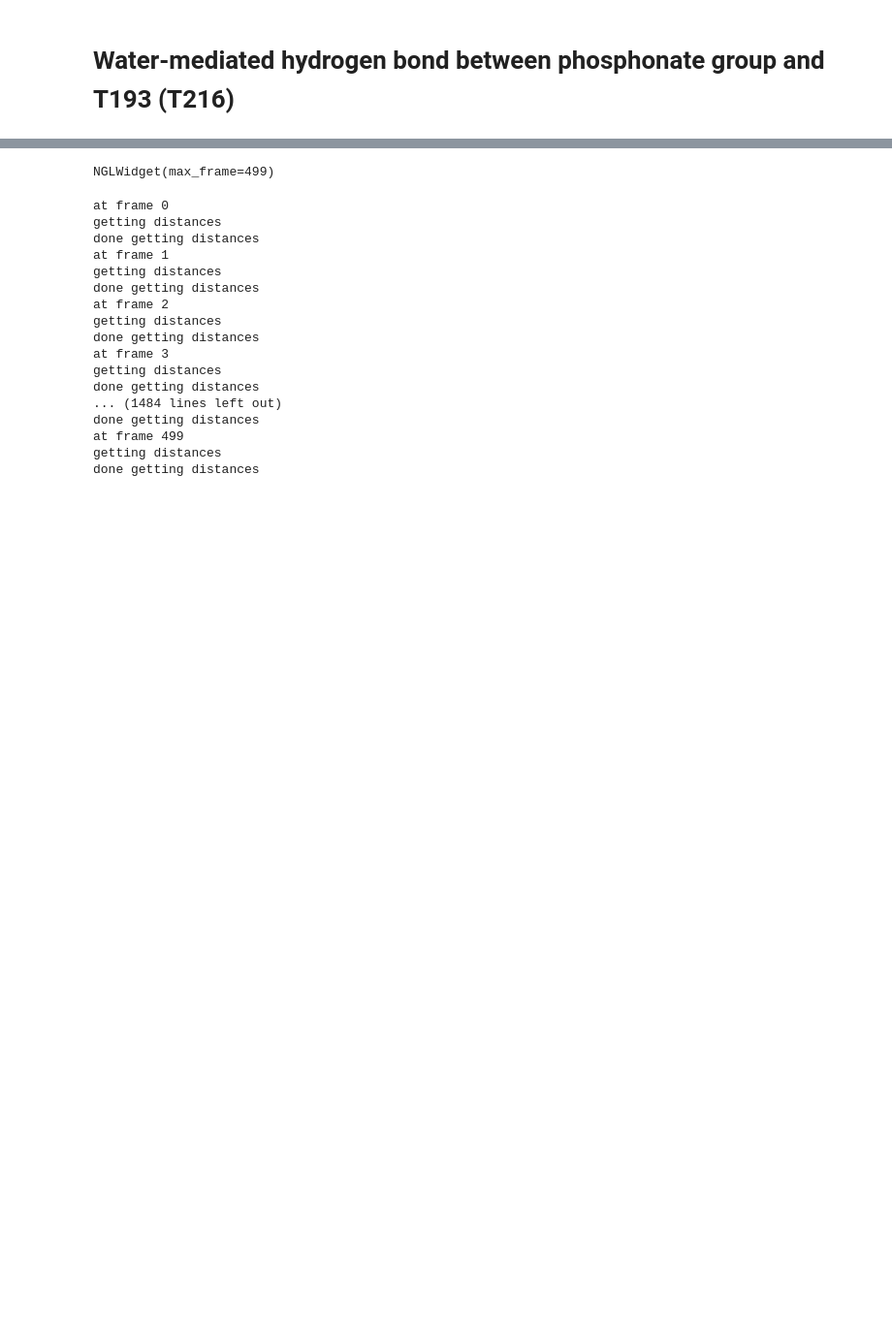
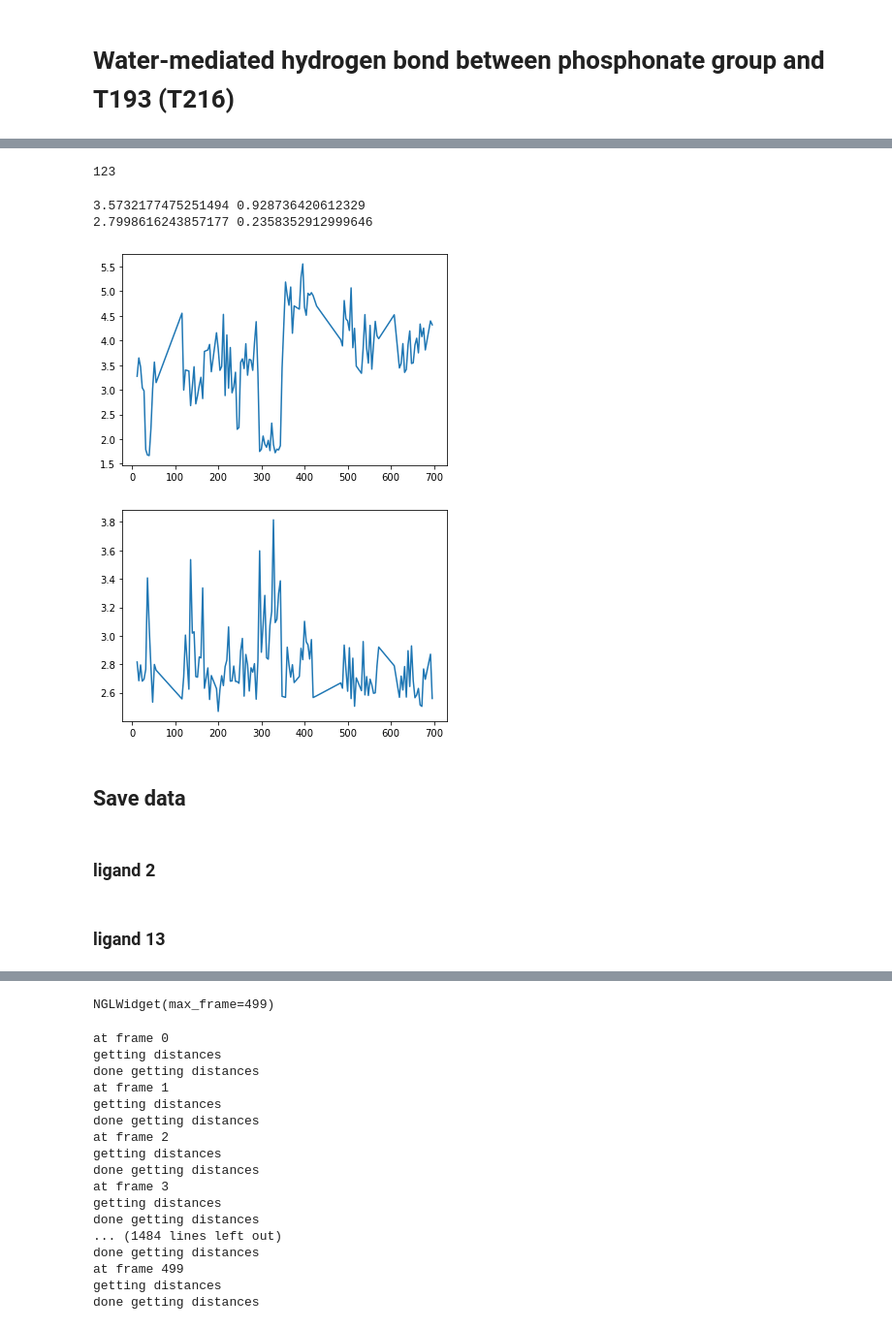
Before and after one commit to jasmin-guven/first_year_project, a Jupyter notebook: execution_model/scripts/water_mediated_hb.ipynb, the cells around one changed output, grey strips where cells are left out. Shown at 97% size. Saved outputs shown, nothing was run; the diff lists cells and outputs as text; code cells hidden in the pictures; blank space fills up the shorter version.

```diff
--- a/execution_model/scripts/water_mediated_hb.ipynb
+++ b/execution_model/scripts/water_mediated_hb.ipynb
@@ -113,4 +233,0 @@ waters_in_zone[0].resids[0]
-# %%
-for i in range(len(waters_in_zone)):
-    print(close_frames[i])
-    print(waters_in_zone[0].resids)
@@ -161,0 +236,8 @@ print(len(unique_waters))
+# %%
+unique_frames = []
+water_residues = []
+for i in range(1, len(close_frames), 1):
+    if close_frames[i] != close_frames[i-1]:
+        print(f"appending at i={i}")
+        unique_frames.append(close_frames[i])
+        water_residues.append(waters_in_zone[i])
@@ -161,0 +268,15 @@ print(len(unique_waters))
+# %%
+ligand_water_distances = []
+threonine_water_distances = []
+n_unique_frames = len(unique_frames)
+for i in range(n_unique_frames):
+    universe.trajectory[unique_frames[i]]
+    print(f"at frame {unique_frames[i]}")
+    water_resid = water_residues[i].atoms[0].resid
+    water_com = universe.select_atoms(f"resid {water_resid}").center_of_mass()
+    ligand_hydrogen = ligand.select_atoms("name H11").atoms[0].position
+    threonine_oxygen = threonine.select_atoms("name O").atoms[0].position
+    ligand_distance = mda.analysis.distances.distance_array(water_com, ligand_hydrogen)[0][0]
+    ligand_water_distances.append(ligand_distance)
+    threonine_distance = mda.analysis.distances.distance_array(water_com, threonine_oxygen)[0][0]
+    threonine_water_distances.append(threonine_distance)
@@ -161,0 +301,24 @@ print(len(unique_waters))
+# %%
+times = [universe.trajectory[frame].time for frame in unique_frames]
+# %%
+len(threonine_water_distances)
+# %% [output]
+123
+# %%
+print(np.mean(ligand_water_distances), np.std(ligand_water_distances))
+print(np.mean(threonine_water_distances), np.std(threonine_water_distances))
+# %% [output]
+3.5732177475251494 0.928736420612329
+2.7998616243857177 0.2358352912999646
+# %%
+plt.plot(times, ligand_water_distances)
+plt.show()
+plt.plot(times, threonine_water_distances)
+plt.show()
+# %% [output]
+[figure, added]
+[figure, added]
+# %% [markdown]
+## Save data
+# %% [markdown]
+### ligand 2
@@ -161,0 +329,2 @@ print(len(unique_waters))
+# %% [markdown]
+### ligand 13
```
Also changed, not shown: parts of 36 cells of this notebook, 4 other files.
